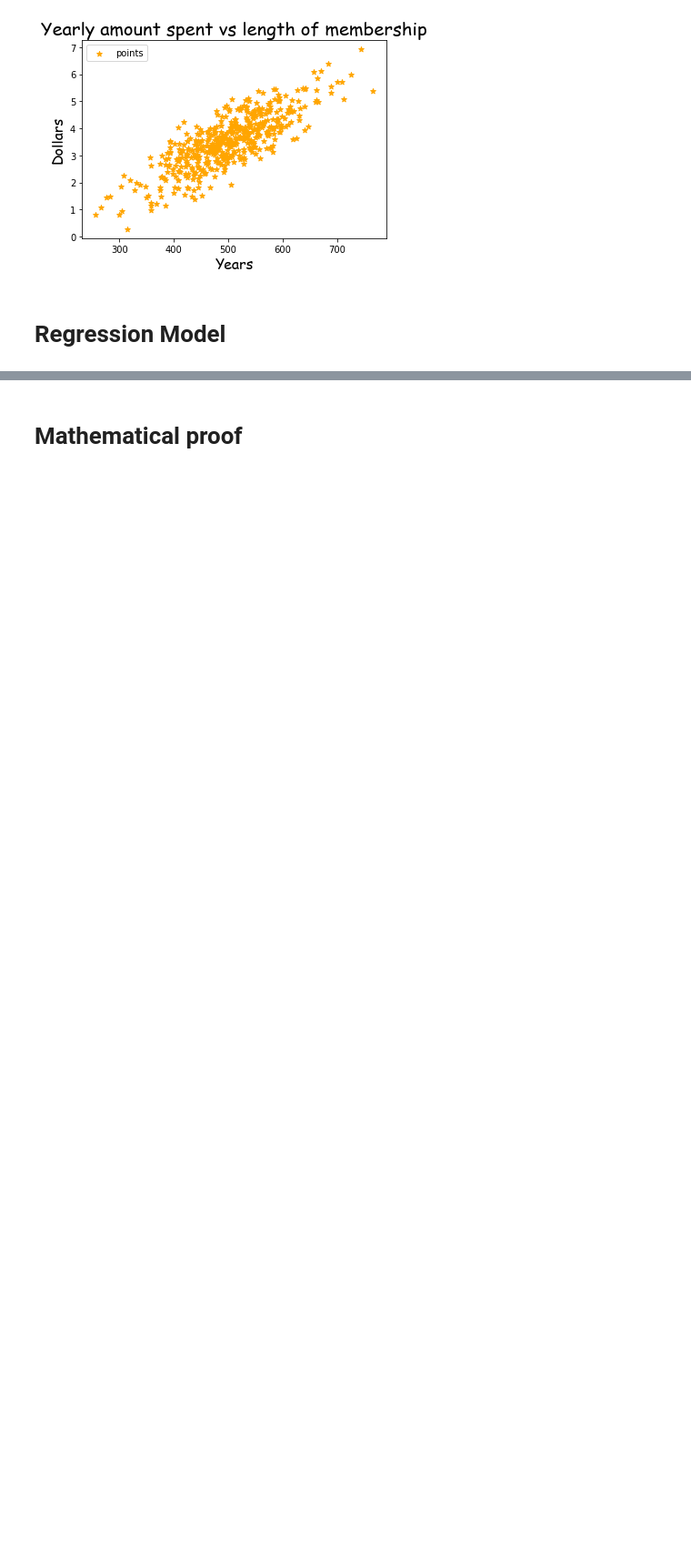
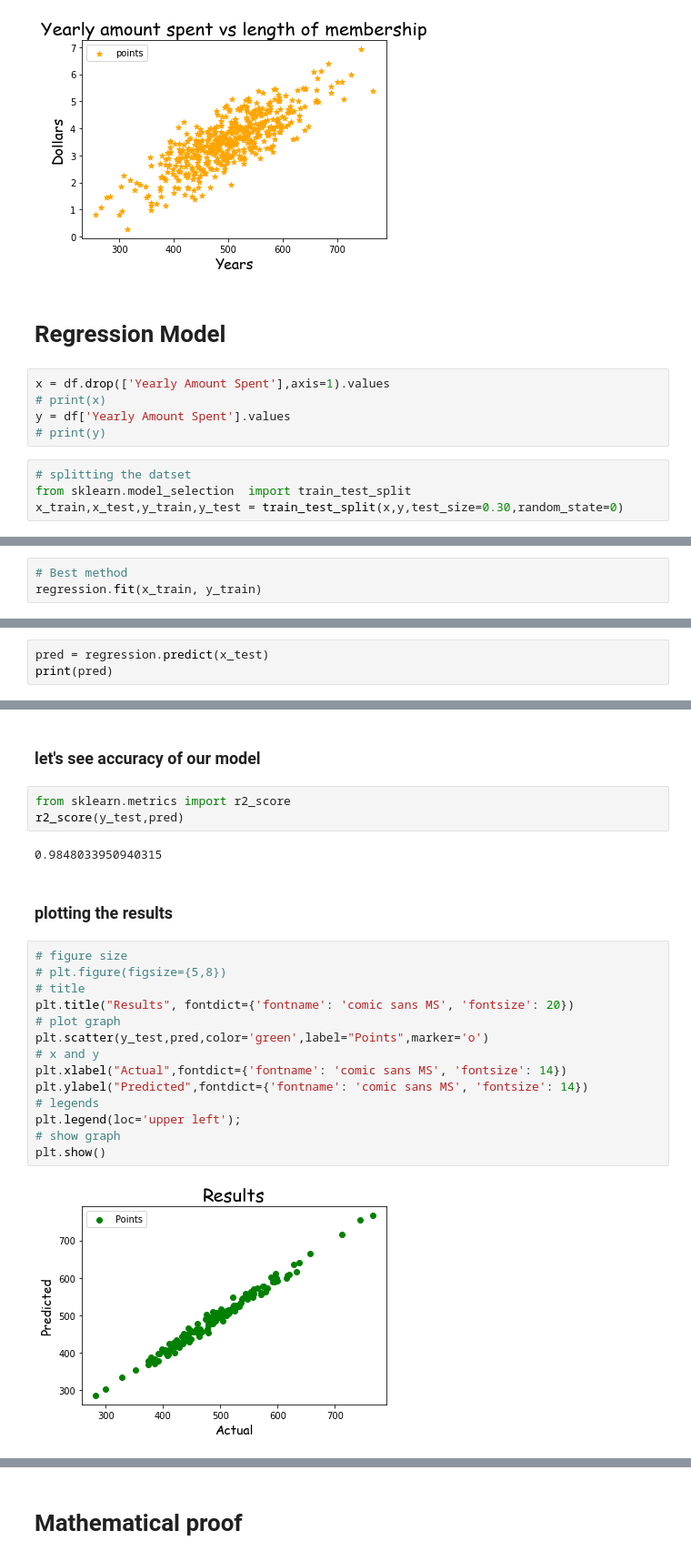
Before and after one commit to siddh34/DSML-Project, a Jupyter notebook: analysis.ipynb, the cells around one changed output, grey strips where cells are left out. Shown at 91% size. Cells and saved outputs as stored; diff of their text form; blank space fills up the shorter version.

```diff
--- a/analysis.ipynb
+++ b/analysis.ipynb
@@ -147,4 +147,13 @@ plt.show()
 [figure]
 # %% [markdown]
 # Regression Model
+# %%
+x = df.drop(['Yearly Amount Spent'],axis=1).values
+# print(x)
+y = df['Yearly Amount Spent'].values
+# print(y)
+# %%
+# splitting the datset
+from sklearn.model_selection  import train_test_split
+x_train,x_test,y_train,y_test = train_test_split(x,y,test_size=0.30,random_state=0)
 # %%
@@ -153,3 +163,6 @@ regression.fit(df[['Avg. Session Length','Time on App','Time on Website','Length
 # regression.fit(df[['Time on App','Time on Website','Length of Membership']].values,df['Yearly Amount Spent'].values)
 # %% [output]
 LinearRegression()
+# %%
+# Best method
+regression.fit(x_train, y_train)
@@ -155,0 +171,3 @@ LinearRegression()
+# %%
+pred = regression.predict(x_test)
+print(pred)
@@ -163,0 +200,25 @@ array([594.69922323])
+# %% [markdown]
+### let's see accuracy of our model
+# %%
+from sklearn.metrics import r2_score
+r2_score(y_test,pred)
+# %% [output]
+0.9848033950940315
+# %% [markdown]
+### plotting the results
+# %%
+# figure size
+# plt.figure(figsize={5,8})
+# title
+plt.title("Results", fontdict={'fontname': 'comic sans MS', 'fontsize': 20})
+# plot graph
+plt.scatter(y_test,pred,color='green',label="Points",marker='o')
+# x and y
+plt.xlabel("Actual",fontdict={'fontname': 'comic sans MS', 'fontsize': 14})
+plt.ylabel("Predicted",fontdict={'fontname': 'comic sans MS', 'fontsize': 14})
+# legends
+plt.legend(loc='upper left');
+# show graph
+plt.show()
+# %% [output]
+[figure, added]
```
Also changed, not shown: parts of 7 cells of this notebook, 1 other file.
